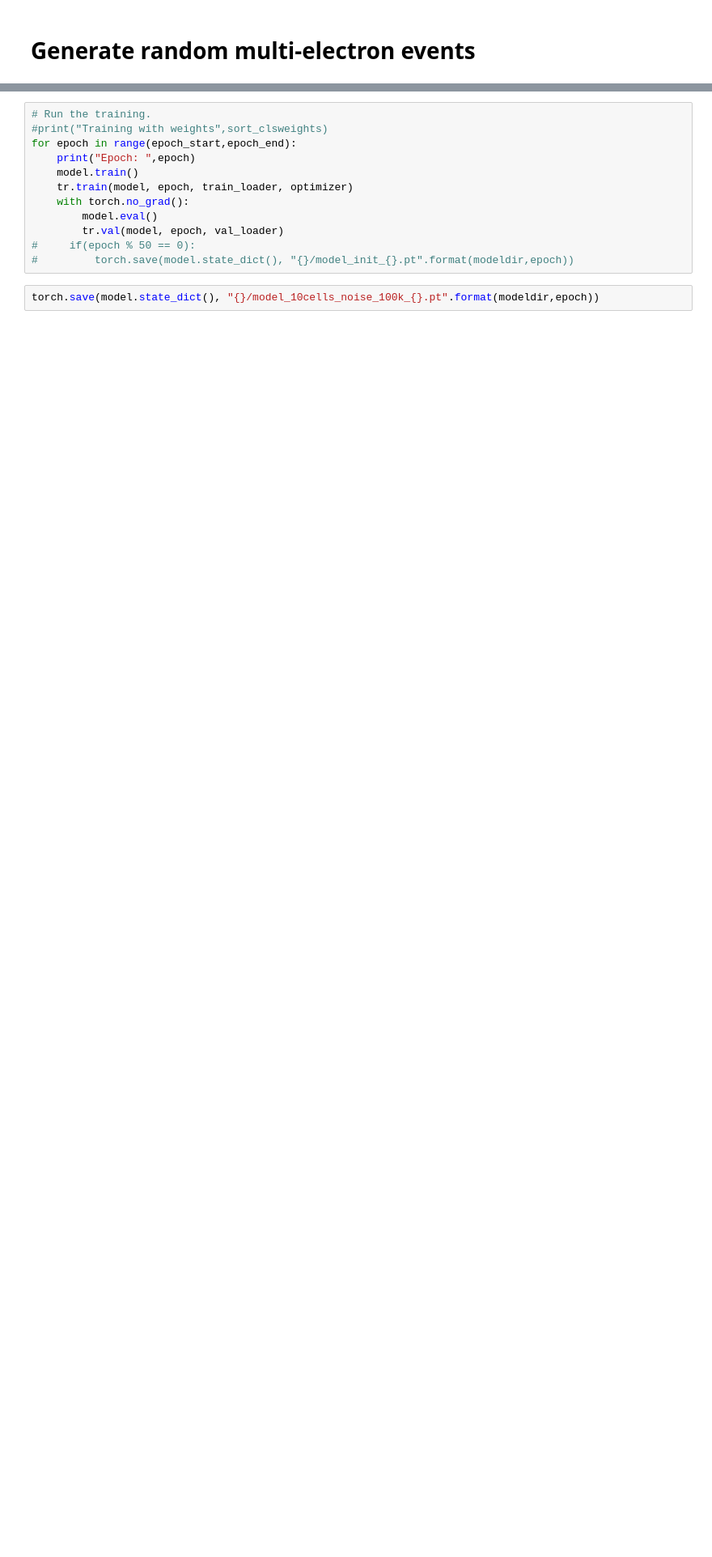
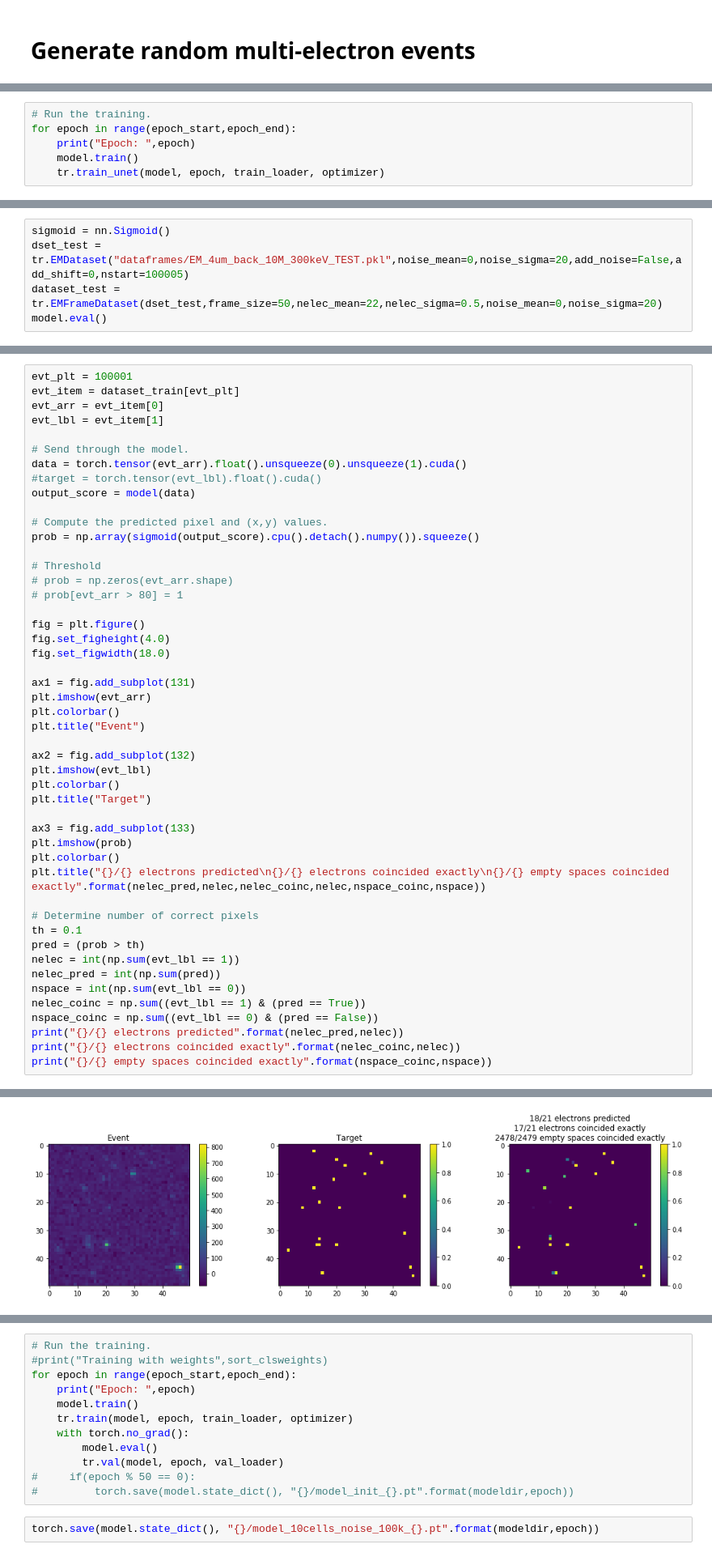
Before and after one commit to jerenner/emsim, a Jupyter notebook: emsim.ipynb, the cells around one changed output, grey strips where cells are left out. Shown at 81% size. Cells and saved outputs as stored; diff of their text form; blank space fills up the shorter version.

Commit message:
Adds UNet model

```diff
--- a/emsim.ipynb
+++ b/emsim.ipynb
@@ -59,0 +90,6 @@ Text(0.5, 1.0, 'Truth')
+# %%
+# Run the training.
+for epoch in range(epoch_start,epoch_end):
+    print("Epoch: ",epoch)
+    model.train()
+    tr.train_unet(model, epoch, train_loader, optimizer)
@@ -59,0 +100,5 @@ Text(0.5, 1.0, 'Truth')
+# %%
+sigmoid = nn.Sigmoid()
+dset_test = tr.EMDataset("dataframes/EM_4um_back_10M_300keV_TEST.pkl",noise_mean=0,noise_sigma=20,add_noise=False,add_shift=0,nstart=100005)
+dataset_test = tr.EMFrameDataset(dset_test,frame_size=50,nelec_mean=22,nelec_sigma=0.5,noise_mean=0,noise_sigma=20)
+model.eval()
@@ -59,0 +124,49 @@ Text(0.5, 1.0, 'Truth')
+# %%
+evt_plt = 100001
+evt_item = dataset_train[evt_plt]
+evt_arr = evt_item[0]
+evt_lbl = evt_item[1]
+
+# Send through the model.
+data = torch.tensor(evt_arr).float().unsqueeze(0).unsqueeze(1).cuda()
+#target = torch.tensor(evt_lbl).float().cuda()
+output_score = model(data)
+
+# Compute the predicted pixel and (x,y) values.
+prob = np.array(sigmoid(output_score).cpu().detach().numpy()).squeeze()
+
+# Threshold
+# prob = np.zeros(evt_arr.shape)
+# prob[evt_arr > 80] = 1
+
+fig = plt.figure()
+fig.set_figheight(4.0)
+fig.set_figwidth(18.0)
+
+ax1 = fig.add_subplot(131)
+plt.imshow(evt_arr)
+plt.colorbar()
+plt.title("Event")
+
+ax2 = fig.add_subplot(132)
+plt.imshow(evt_lbl)
+plt.colorbar()
+plt.title("Target")
+
+ax3 = fig.add_subplot(133)
+plt.imshow(prob)
+plt.colorbar()
+plt.title("{}/{} electrons predicted\n{}/{} electrons coincided exactly\n{}/{} empty spaces coincided exactly".format(nelec_pred,nelec,nelec_coinc,nelec,nspace_coinc,nspace))
+
+# Determine number of correct pixels
+th = 0.1
+pred = (prob > th)
+nelec = int(np.sum(evt_lbl == 1))
+nelec_pred = int(np.sum(pred))
+nspace = int(np.sum(evt_lbl == 0))
+nelec_coinc = np.sum((evt_lbl == 1) & (pred == True))
+nspace_coinc = np.sum((evt_lbl == 0) & (pred == False))
+print("{}/{} electrons predicted".format(nelec_pred,nelec))
+print("{}/{} electrons coincided exactly".format(nelec_coinc,nelec))
+print("{}/{} empty spaces coincided exactly".format(nspace_coinc,nspace))
+# %% [output]
@@ -59,0 +176 @@ Text(0.5, 1.0, 'Truth')
+[figure, added]
```
Also changed, not shown: parts of 15 cells of this notebook, 12 other files.
